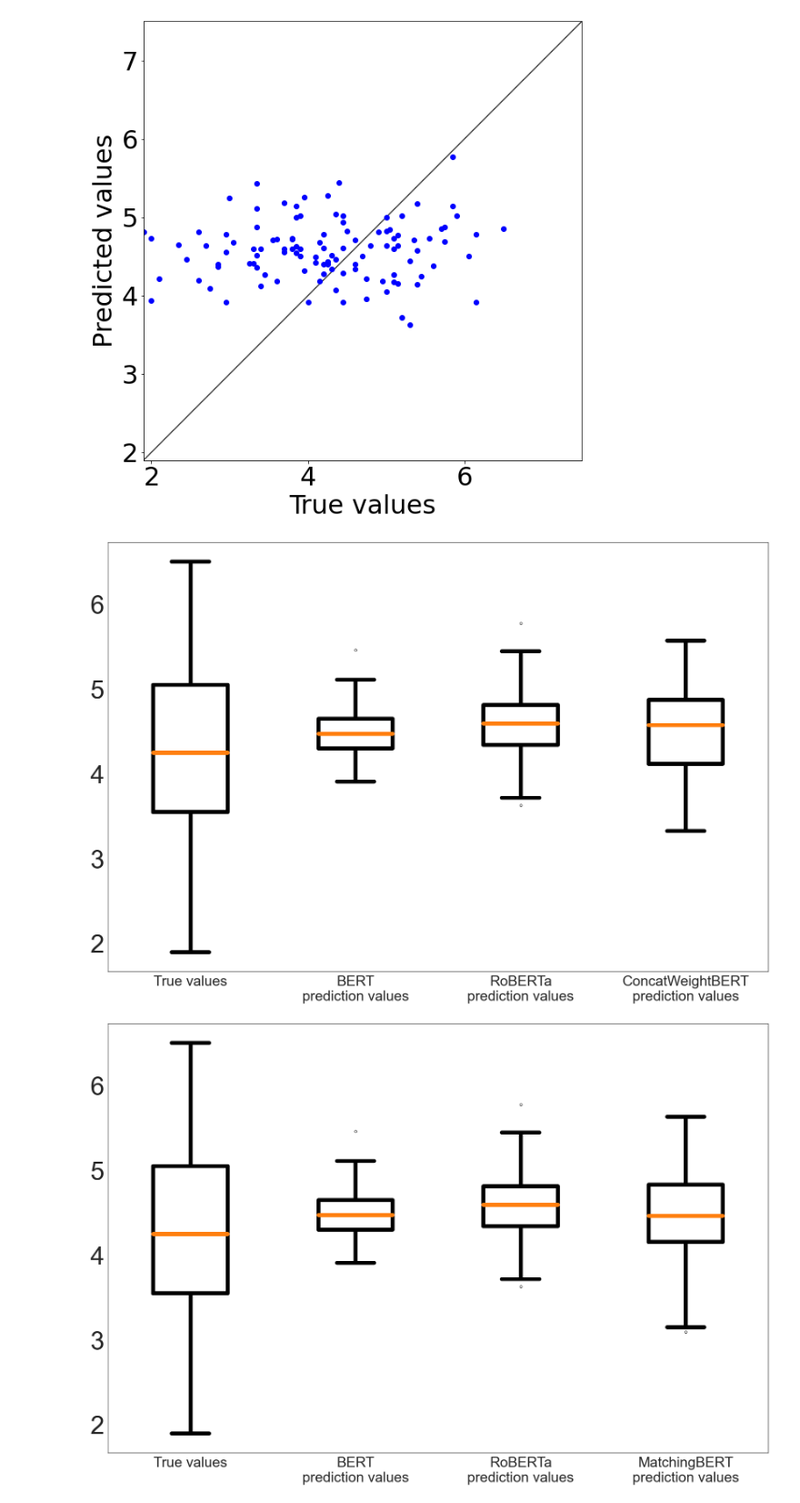
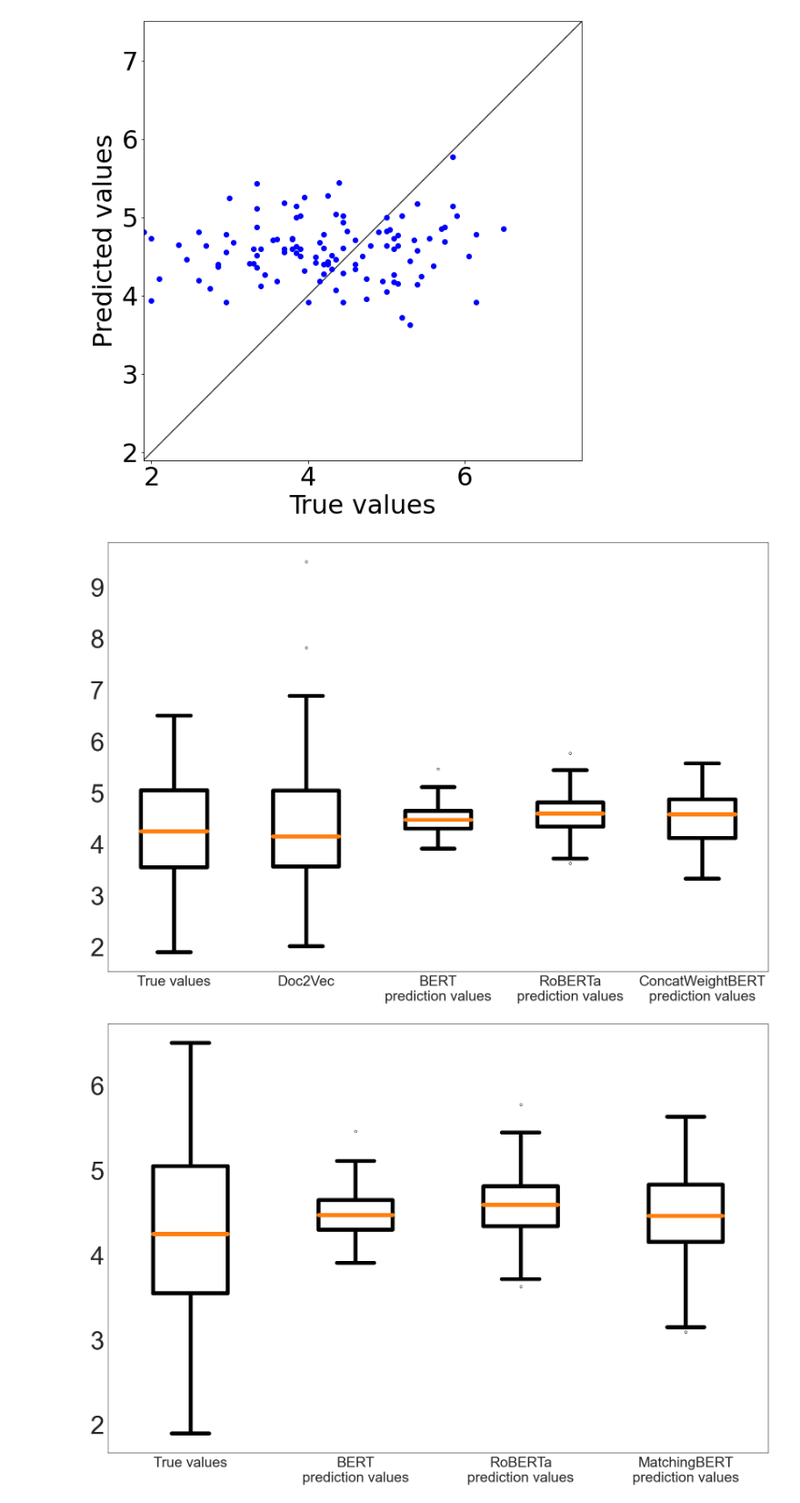
Before and after one commit to tr0up2r/satisfaction-classifier-with-xai, a Jupyter notebook: plotting.ipynb, the cells around one changed output. Shown at 91% size. Saved outputs shown, nothing was run; the diff lists cells and outputs as text; code cells hidden in the pictures.

```diff
--- a/plotting.ipynb
+++ b/plotting.ipynb
@@ -8,10 +8,12 @@ true_vals_df = pd.read_csv('true_vals.csv')
 bert_result_df = pd.read_csv('bert_sep_3_1e-5_epoch_200_predicted_vals.csv')
 roberta_result_df = pd.read_csv('roberta_sep_32_2e-5_epoch_200_predicted_vals.csv')
 cwbert_result_df = pd.read_csv('cwbert_epoch_200_predicted_vals.csv')
+doc2vec_result_df = pd.read_csv('epoch_7000_predicted_vals.csv')
 true_vals = list(true_vals_df['0'])
 bert_result = list(bert_result_df['0'])
 roberta_result = list(roberta_result_df['0'])
 cwbert_result = list(cwbert_result_df['0'])
+doc2vec_result = list(doc2vec_result_df['0'])
 # %%
 print(true_vals)
 # %% [output]
@@ -96,11 +98,11 @@ def boxplot(result_list, title, xlabel, ylabel, xlist, xticks_fontsize, yticks_f
 
     # plt.show()
 # %%
-result_list = [true_vals, bert_result, roberta_result, cwbert_result]
-xlabel = [f"True values", f"BERT\nprediction values", f"RoBERTa\nprediction values", f"ConcatWeightBERT\nprediction values"]
-boxplot(result_list, '', xlabel, '', [1, 2, 3, 4], 36, 64)
+result_list = [true_vals, doc2vec_result, bert_result, roberta_result, cwbert_result]
+xlabel = [f"True values", f"Doc2Vec", f"BERT\nprediction values", f"RoBERTa\nprediction values", f"ConcatWeightBERT\nprediction values"]
+boxplot(result_list, '', xlabel, '', [1, 2, 3, 4, 5], 36, 64)
 # %% [output]
-[figure, old version]
+[figure, new version]
 # %%
 matchingbert_result_df = pd.read_csv('epoch_187_predicted_vals.csv')
 matchingbert_result = list(matchingbert_result_df['0'])
```
Also changed, not shown: 2 other files.
